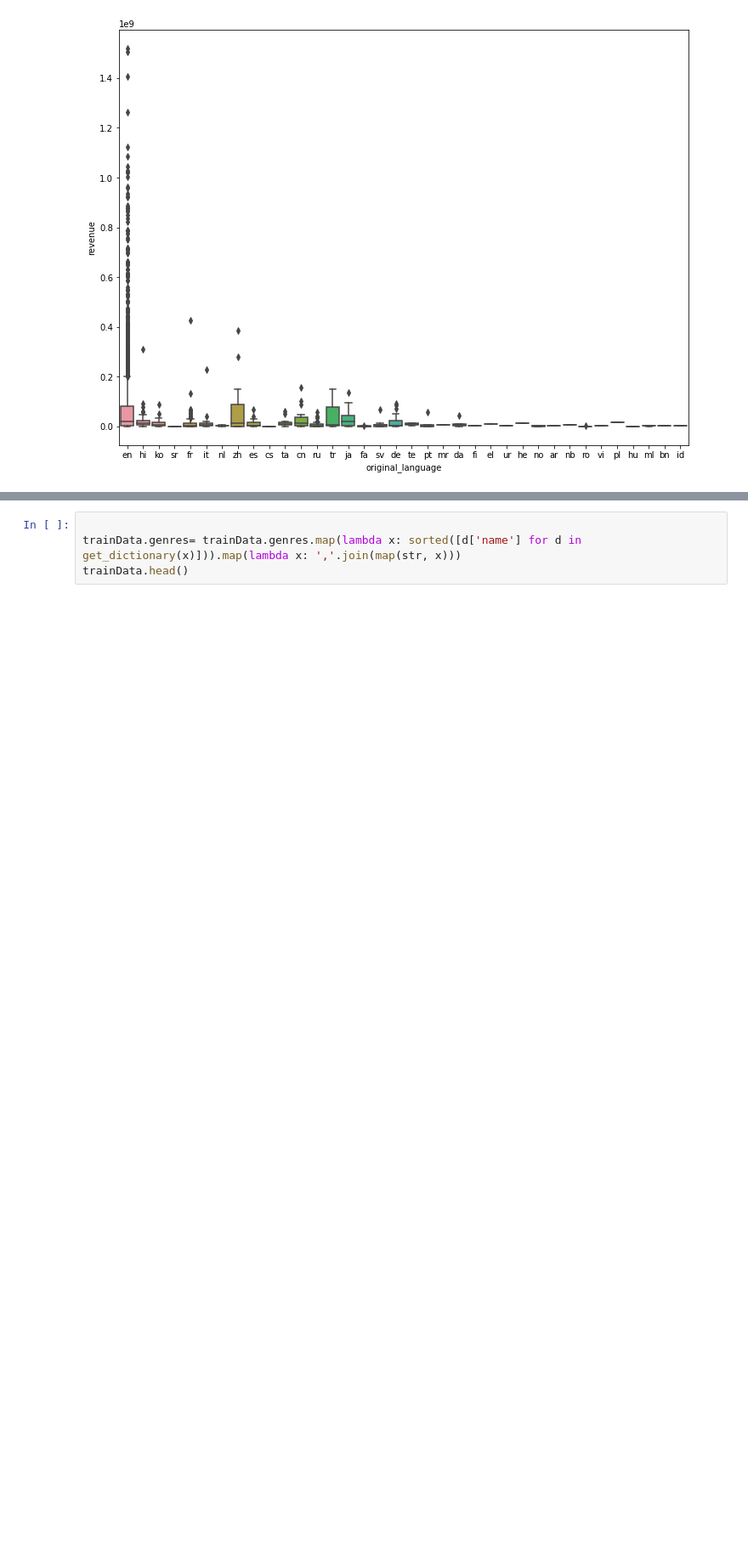
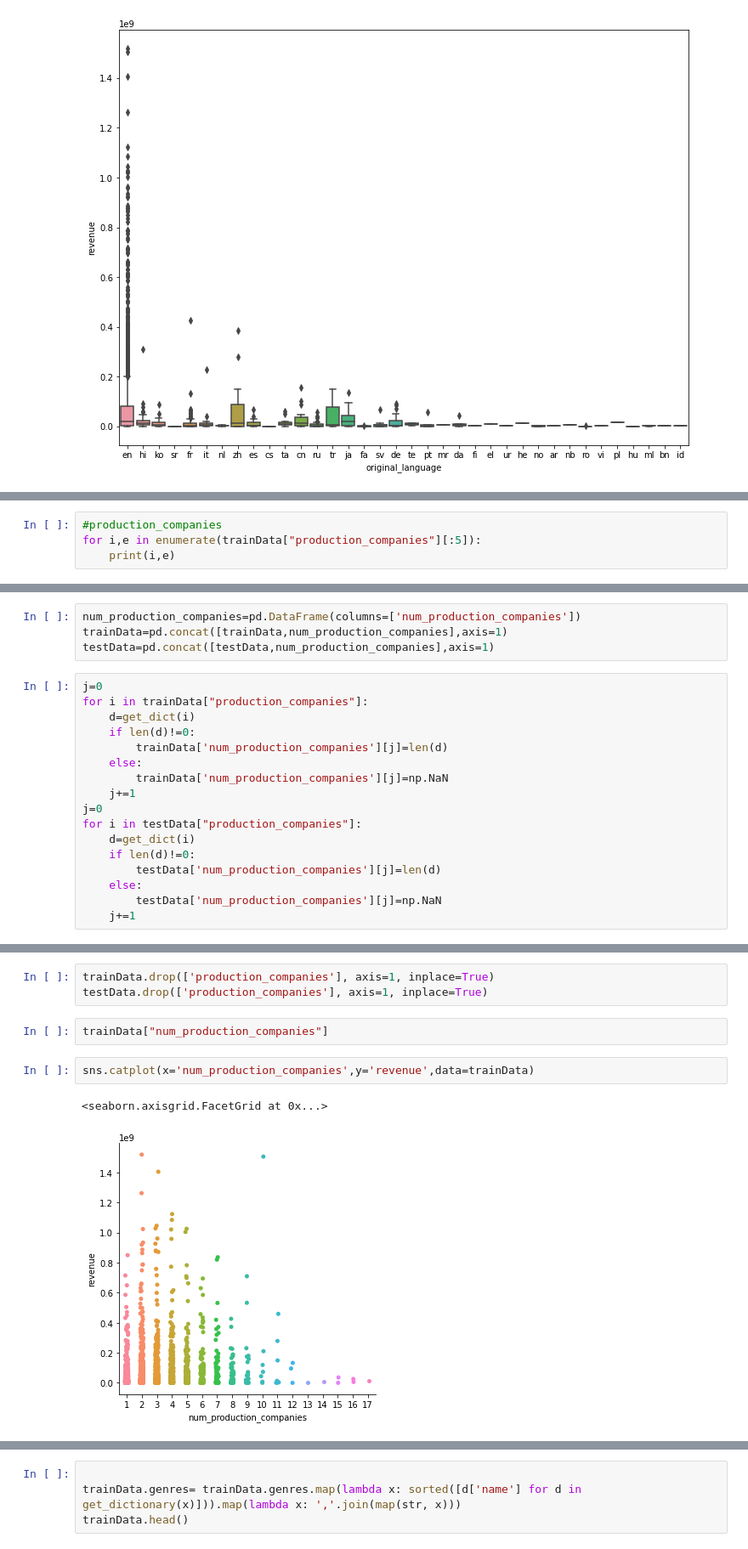
Before and after one commit to mohamedali-sc/TMDB-Box-Office-Prediction, a Jupyter notebook: model.ipynb, the cells around one changed output, grey strips where cells are left out. Shown at 85% size. Saved outputs shown, nothing was run; the diff lists cells and outputs as text; blank space fills up the shorter version.

```diff
--- a/model.ipynb
+++ b/model.ipynb
@@ -293,0 +311,4 @@ KeyboardInterrupt:
+# %%
+#production_companies
+for i,e in enumerate(trainData["production_companies"][:5]):
+    print(i,e)
@@ -293,0 +321,21 @@ KeyboardInterrupt:
+# %%
+num_production_companies=pd.DataFrame(columns=['num_production_companies'])
+trainData=pd.concat([trainData,num_production_companies],axis=1)
+testData=pd.concat([testData,num_production_companies],axis=1)
+# %%
+j=0
+for i in trainData["production_companies"]:
+    d=get_dict(i)
+    if len(d)!=0:
+        trainData['num_production_companies'][j]=len(d)
+    else:
+        trainData['num_production_companies'][j]=np.NaN
+    j+=1
+j=0
+for i in testData["production_companies"]:
+    d=get_dict(i)
+    if len(d)!=0:
+        testData['num_production_companies'][j]=len(d)
+    else:
+        testData['num_production_companies'][j]=np.NaN
+    j+=1
@@ -293,0 +359,10 @@ KeyboardInterrupt:
+# %%
+trainData.drop(['production_companies'], axis=1, inplace=True)
+testData.drop(['production_companies'], axis=1, inplace=True)
+# %%
+trainData["num_production_companies"]
+# %%
+sns.catplot(x='num_production_companies',y='revenue',data=trainData)
+# %% [output]
+<seaborn.axisgrid.FacetGrid at 0x...>
+[figure, added]
```
Also changed, not shown: parts of 71 cells of this notebook.
